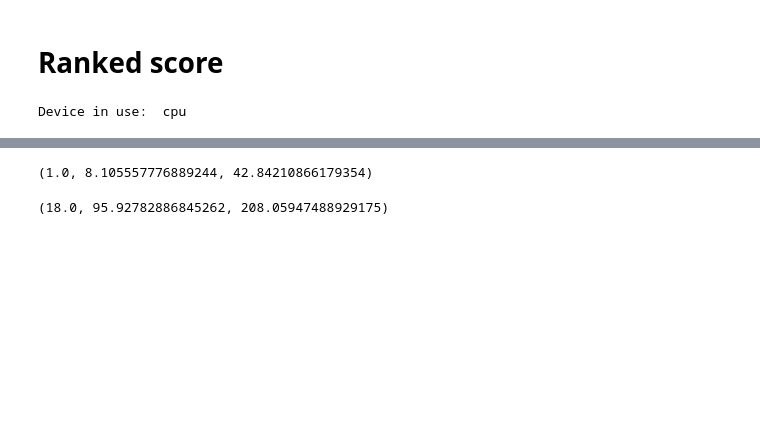
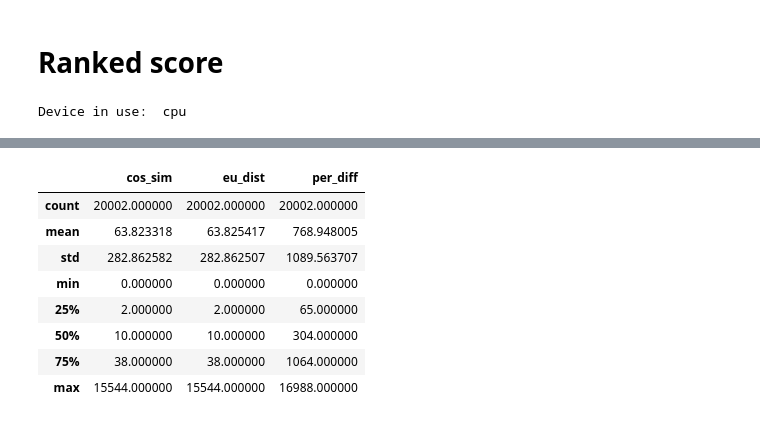
Before and after one commit to ChristopherAbram/SpecVAE, a Jupyter notebook: notebook/specvae-13-ranked-score.ipynb, the cells around one changed output, grey strips where cells are left out. Drawn from its saved outputs; the diff is of its cells as text; code cells hidden in the pictures; blank space fills up the shorter version.

```diff
--- a/notebook/specvae-13-ranked-score.ipynb
+++ b/notebook/specvae-13-ranked-score.ipynb
@@ -116,8 +103,0 @@ np.median(cs_r), cs_r.mean(), cs_r.std()
-# %%
-np.median(eu_r), eu_r.mean(), eu_r.std()
-# %% [output]
-(1.0, 8.105557776889244, 42.84210866179354)
-# %%
-np.median(pd_r), pd_r.mean(), pd_r.std()
-# %% [output]
-(18.0, 95.92782886845262, 208.05947488929175)
@@ -124,3 +110,16 @@ np.median(pd_r), pd_r.mean(), pd_r.std()
+# %%
+scores = pd.DataFrame(data={'cos_sim': cs_r, 'eu_dist': eu_r, 'per_diff': pd_r})
+scores.describe()
+# %% [output]
+|  | cos_sim | eu_dist | per_diff |
+| count | 20002.000000 | 20002.000000 | 20002.000000 |
+| mean | 63.823318 | 63.825417 | 768.948005 |
+| std | 282.862582 | 282.862507 | 1089.563707 |
+| min | 0.000000 | 0.000000 | 0.000000 |
+| 25% | 2.000000 | 2.000000 | 65.000000 |
+| 50% | 10.000000 | 10.000000 | 304.000000 |
+| 75% | 38.000000 | 38.000000 | 1064.000000 |
+| max | 15544.000000 | 15544.000000 | 16988.000000 |
 # %%
 # n = 20000
 # cos_sim: 31.8712, 205.5470
```
Also changed, not shown: parts of 15 cells of this notebook, 22 other files.
